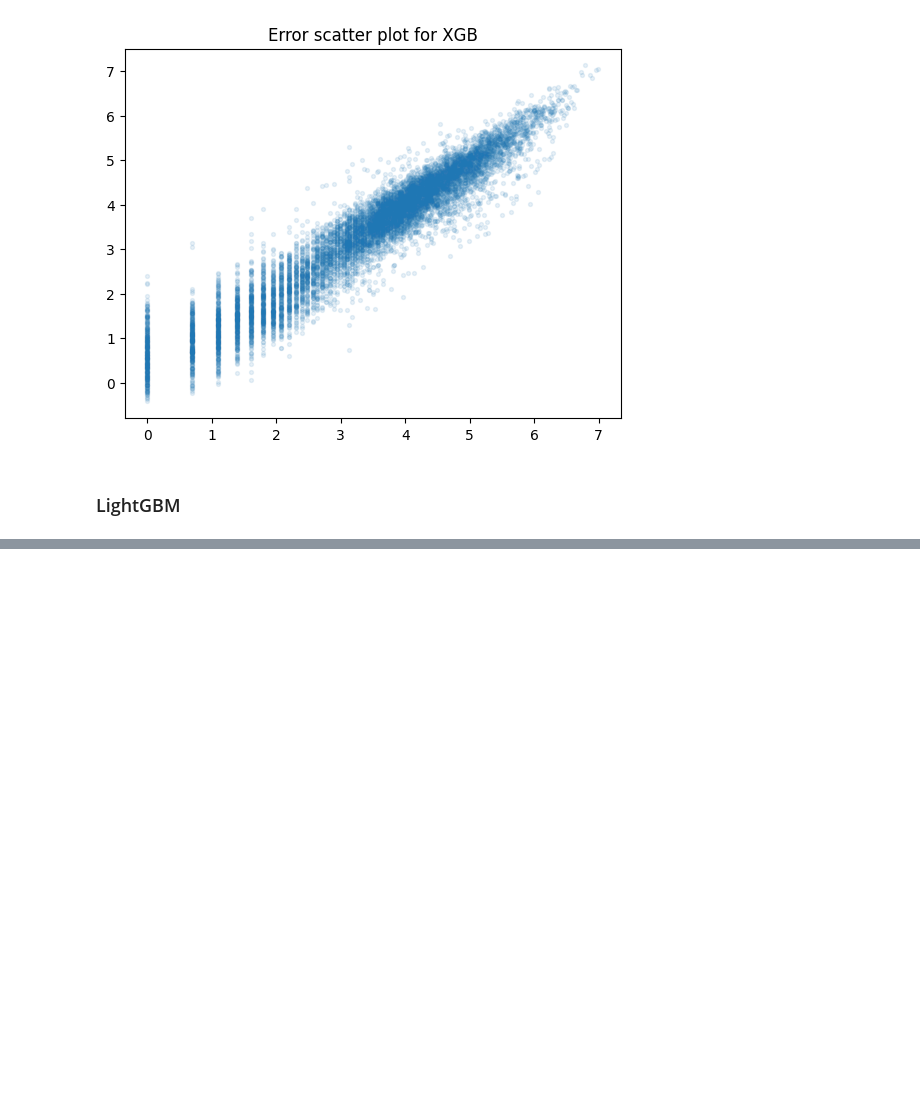
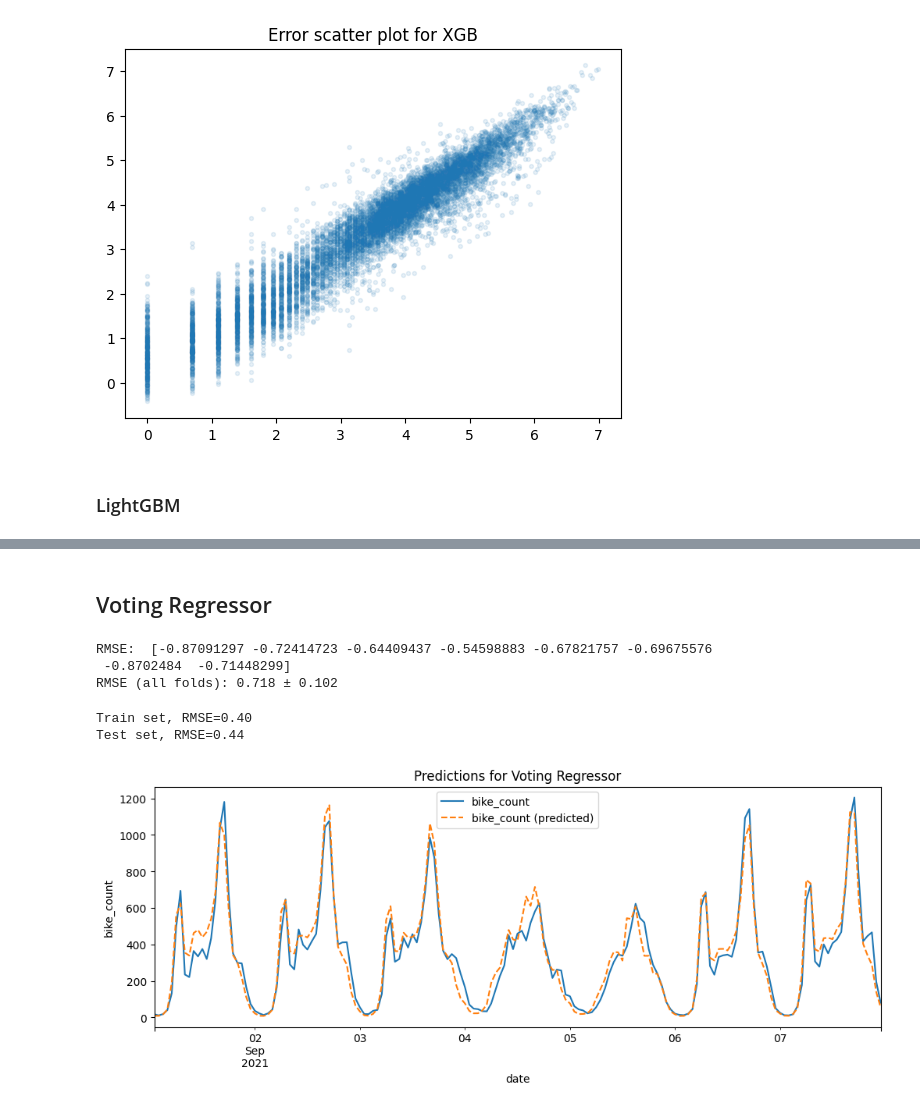
Before and after one commit to stlbnmaria/PythonForDS_Project, a Jupyter notebook: modeling/model_aggregations.ipynb, the cells around one changed output, grey strips where cells are left out. Saved outputs shown, nothing was run; the diff lists cells and outputs as text; code cells hidden in the pictures; blank space fills up the shorter version.

```diff
--- a/modeling/model_aggregations.ipynb
+++ b/modeling/model_aggregations.ipynb
@@ -158,9 +174,9 @@ problem.error_plot(y_pred_test, y_test, "XGB")
 # %%
-pipe = make_pipeline(
+lgbm_pipe = make_pipeline(
     FunctionTransformer(problem._merge_external_data, validate=False),
     date_encoder,
     add_date_encoder,
     preprocessor,
-    regressor,
+    lgbm,
 )
 # %%
@@ -172,6 +193,8 @@ print(f"RMSE (all folds): {-scores.mean():.3} ± {(-scores).std():.3}")
 # %%
-y_pred_train = pipe.predict(X_train)
-y_pred_test = pipe.predict(X_test)
+lgbm_pipe.fit(X_train, y_train)
+
+y_pred_train = lgbm_pipe.predict(X_train)
+y_pred_test = lgbm_pipe.predict(X_test)
 
 print(f"Train set, RMSE={mean_squared_error(y_train, y_pred_train, squared=False):.2f}")
 print(f"Test set, RMSE={mean_squared_error(y_test, y_pred_test, squared=False):.2f}")
@@ -181,0 +212,40 @@ problem.error_plot(y_pred_test, y_test, "LightGBM")
+# %% [markdown]
+## Voting Regressor
+# %%
+voting = VotingRegressor(
+    [("cat", cat), ("xgb", xgb), ("lgbm", lgbm)], weights=[0.5, 0.25, 0.25]
+)
+
+voting_pipe = make_pipeline(
+    FunctionTransformer(problem._merge_external_data, validate=False),
+    date_encoder,
+    add_date_encoder,
+    preprocessor,
+    voting,
+)
+# %%
+cv = problem.get_cv(X_train, y_train)
+voting_scores = cross_val_score(
+    voting_pipe, X_train, y_train, cv=cv, scoring="neg_root_mean_squared_error"
+)
+print("RMSE: ", voting_scores)
+print(f"RMSE (all folds): {-voting_scores.mean():.3} ± {(-voting_scores).std():.3}")
+# %% [output]
+RMSE:  [-0.87091297 -0.72414723 -0.64409437 -0.54598883 -0.67821757 -0.69675576
+ -0.8702484  -0.71448299]
+RMSE (all folds): 0.718 ± 0.102
+# %%
+voting_pipe.fit(X_train, y_train)
+
+y_pred_train = voting_pipe.predict(X_train)
+y_pred_test = voting_pipe.predict(X_test)
+
+print(f"Train set, RMSE={mean_squared_error(y_train, y_pred_train, squared=False):.2f}")
+print(f"Test set, RMSE={mean_squared_error(y_test, y_pred_test, squared=False):.2f}")
+# %% [output]
+Train set, RMSE=0.40
+Test set, RMSE=0.44
+# %%
+problem.week_plot(X_test, y_pred_test, y_test, "Voting Regressor")
+# %% [output]
+[figure, added]
```
Also changed, not shown: parts of 24 cells of this notebook, 2 other files.
